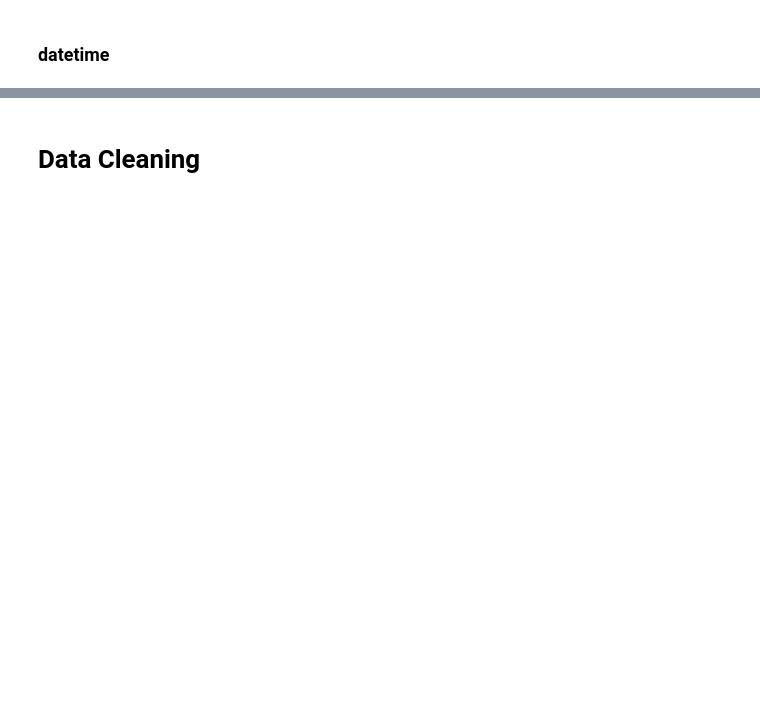
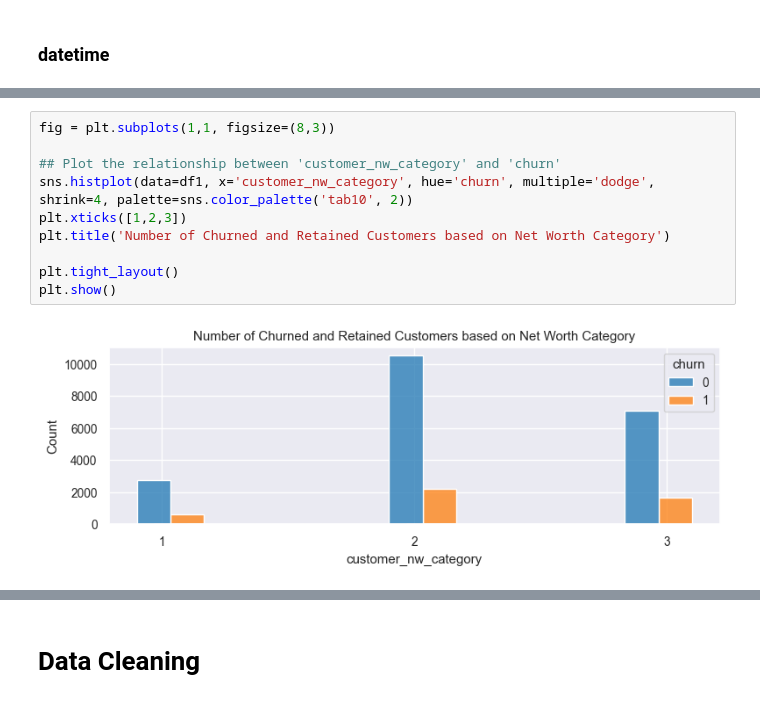
Before and after one commit to irenehsudata/Portfolio, a Jupyter notebook: Bank Customer Churn Data Analysis/Data_pre_processing.ipynb, the cells around one changed output, grey strips where cells are left out. Saved outputs shown, nothing was run; the diff lists cells and outputs as text; blank space fills up the shorter version.

```diff
--- a/Bank Customer Churn Data Analysis/Data_pre_processing.ipynb
+++ b/Bank Customer Churn Data Analysis/Data_pre_processing.ipynb
@@ -207,0 +194,12 @@ for column in cate_columns:
+# %%
+fig = plt.subplots(1,1, figsize=(8,3))
+
+## Plot the relationship between 'customer_nw_category' and 'churn'
+sns.histplot(data=df1, x='customer_nw_category', hue='churn', multiple='dodge', shrink=4, palette=sns.color_palette('tab10', 2))
+plt.xticks([1,2,3])
+plt.title('Number of Churned and Retained Customers based on Net Worth Category')
+
+plt.tight_layout()
+plt.show()
+# %% [output]
+[figure, added]
```
Also changed, not shown: parts of 26 cells of this notebook, 3 other files.
